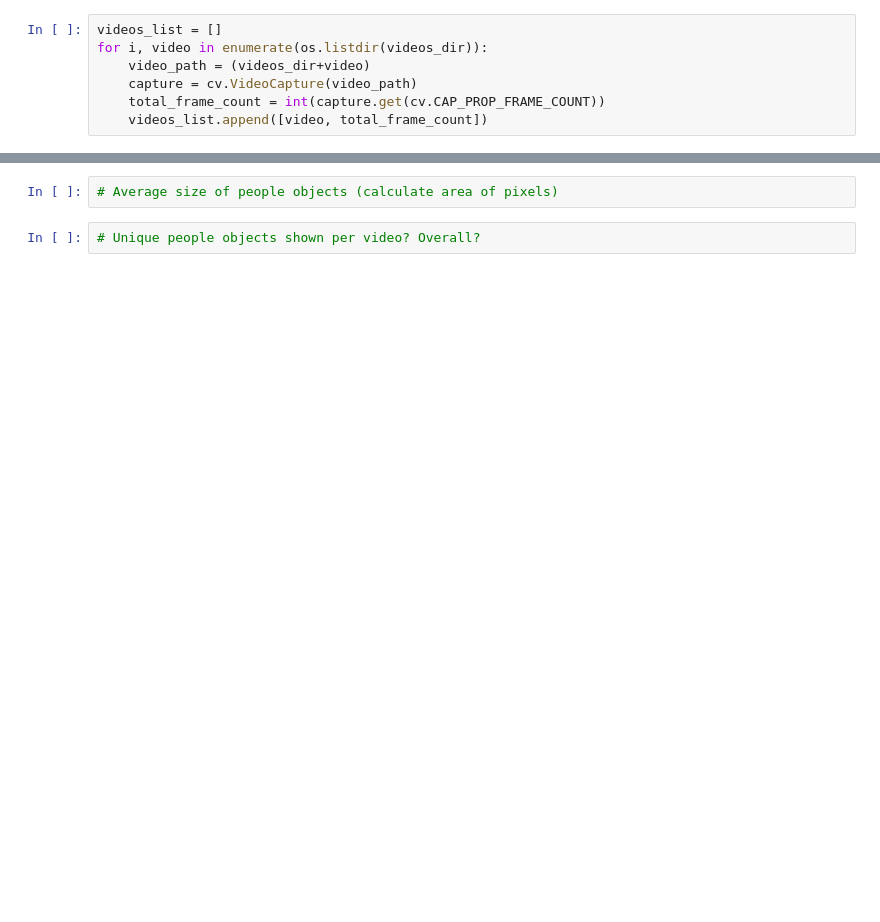
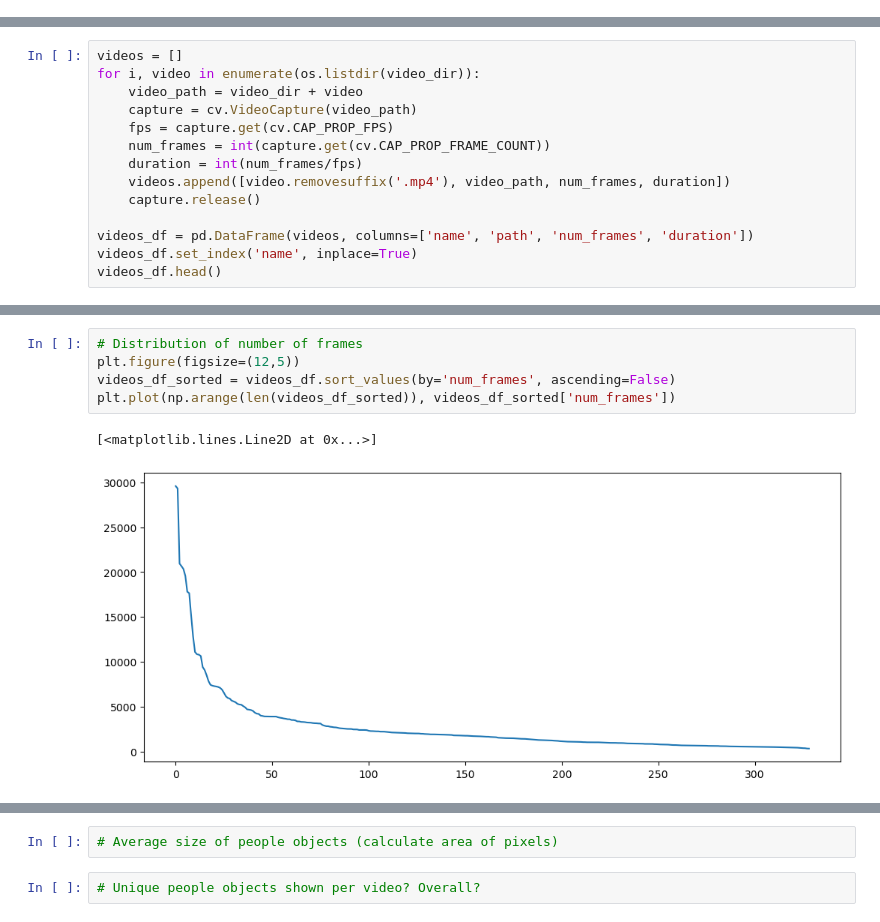
Before and after one commit to sardarchitect/ucsd_capstone, a Jupyter notebook: exploration/notebooks/20221108_VIRAT Data Exploration.ipynb, the cells around one changed output, grey strips where cells are left out. Drawn from its saved outputs; the diff is of its cells as text; blank space fills up the shorter version.

Commit message:
Progress on data exploration of annotations

```diff
--- a/exploration/notebooks/20221108_VIRAT Annotation Data Exploration-Copy1.ipynb
+++ b/exploration/notebooks/20221108_VIRAT Data Exploration.ipynb
@@ -132,7 +0,0 @@ NameError: name 'get_dirs' is not defined
-# %%
-videos_list = []
-for i, video in enumerate(os.listdir(videos_dir)):
-    video_path = (videos_dir+video)
-    capture = cv.VideoCapture(video_path)
-    total_frame_count = int(capture.get(cv.CAP_PROP_FRAME_COUNT))
-    videos_list.append([video, total_frame_count])
@@ -197,0 +104,14 @@ number_obj_per_frame.plot(kind='line')
+# %%
+videos = []
+for i, video in enumerate(os.listdir(video_dir)):
+    video_path = video_dir + video
+    capture = cv.VideoCapture(video_path)
+    fps = capture.get(cv.CAP_PROP_FPS)
+    num_frames = int(capture.get(cv.CAP_PROP_FRAME_COUNT))
+    duration = int(num_frames/fps)
+    videos.append([video.removesuffix('.mp4'), video_path, num_frames, duration])
+    capture.release()
+
+videos_df = pd.DataFrame(videos, columns=['name', 'path', 'num_frames', 'duration'])
+videos_df.set_index('name', inplace=True)
+videos_df.head()
@@ -197,0 +149,8 @@ number_obj_per_frame.plot(kind='line')
+# %%
+# Distribution of number of frames
+plt.figure(figsize=(12,5))
+videos_df_sorted = videos_df.sort_values(by='num_frames', ascending=False)
+plt.plot(np.arange(len(videos_df_sorted)), videos_df_sorted['num_frames'])
+# %% [output]
+[<matplotlib.lines.Line2D at 0x...>]
+[figure, added]
```
Also changed, not shown: parts of 94 cells of this notebook, 2 other files.
